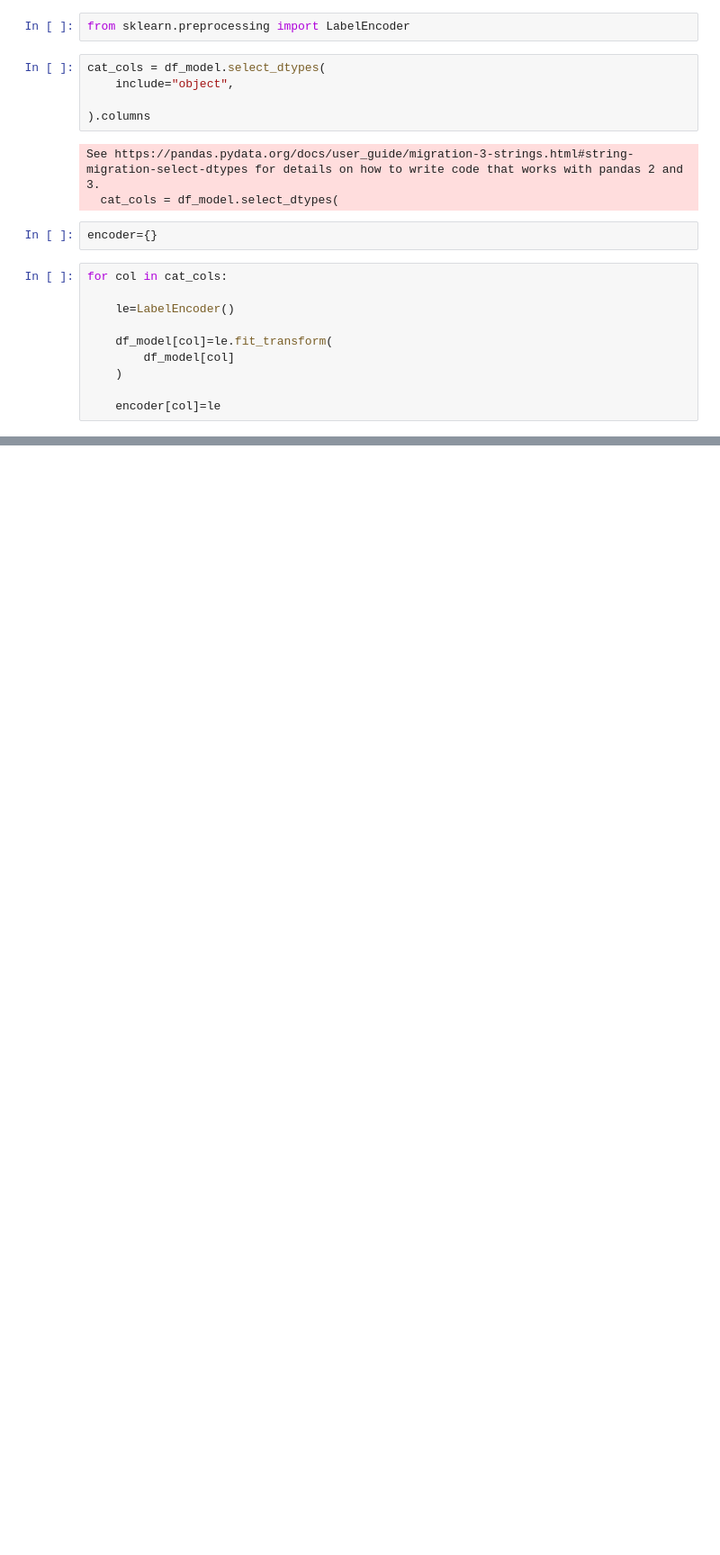
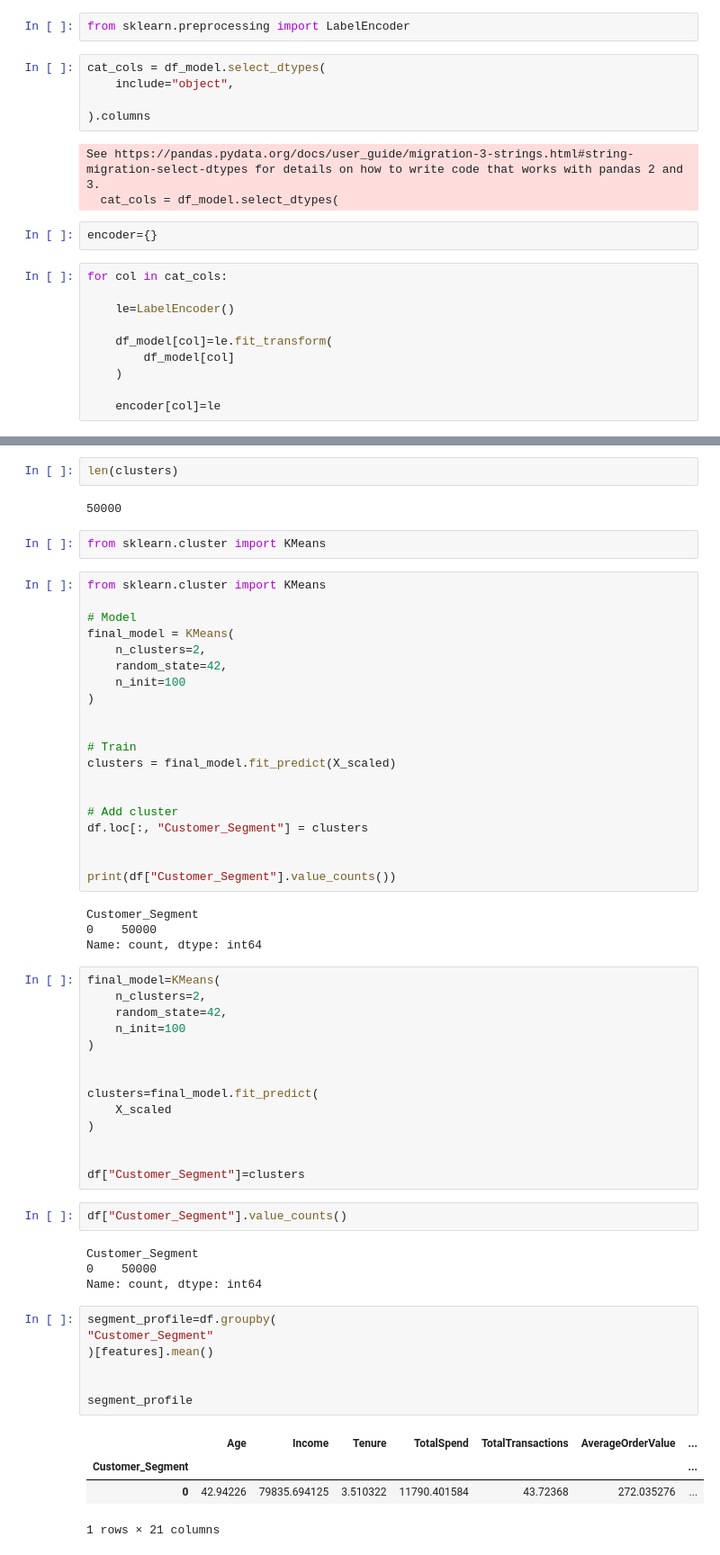
Before and after one commit to ashishpatel3630-art/PRISM_AI_Models, a Jupyter notebook: PRISM-AI/notebooks/03_SegmentationV(2).ipynb, the cells around one changed output, grey strips where cells are left out. Shown at 90% size. Drawn from its saved outputs; the diff is of its cells as text; blank space fills up the shorter version.

```diff
--- a/PRISM-AI/notebooks/03_SegmentationV(2).ipynb
+++ b/PRISM-AI/notebooks/03_SegmentationV(2).ipynb
@@ -117,0 +187,62 @@ for col in cat_cols:
+# %%
+len(clusters)
+# %% [output]
+50000
+# %%
+from sklearn.cluster import KMeans
+# %%
+from sklearn.cluster import KMeans
+
+# Model
+final_model = KMeans(
+    n_clusters=2,
+    random_state=42,
+    n_init=100
+)
+
+
+# Train
+clusters = final_model.fit_predict(X_scaled)
+
+
+# Add cluster
+df.loc[:, "Customer_Segment"] = clusters
+
+
+print(df["Customer_Segment"].value_counts())
+# %% [output]
+Customer_Segment
+0    50000
+Name: count, dtype: int64
+# %%
+final_model=KMeans(
+    n_clusters=2,
+    random_state=42,
+    n_init=100
+)
+
+
+clusters=final_model.fit_predict(
+    X_scaled
+)
+
+
+df["Customer_Segment"]=clusters
+# %%
+df["Customer_Segment"].value_counts()
+# %% [output]
+Customer_Segment
+0    50000
+Name: count, dtype: int64
+# %%
+segment_profile=df.groupby(
+"Customer_Segment"
+)[features].mean()
+
+
+segment_profile
+# %% [output]
+|  | Age | Income | Tenure | TotalSpend | TotalTransactions | AverageOrderValue | ... |
+| Customer_Segment |  |  |  |  |  |  | ... |
+| 0 | 42.94226 | 79835.694125 | 3.510322 | 11790.401584 | 43.72368 | 272.035276 | ... |
+1 rows × 21 columns
```
Also changed, not shown: parts of 34 cells of this notebook, 2 other files.
